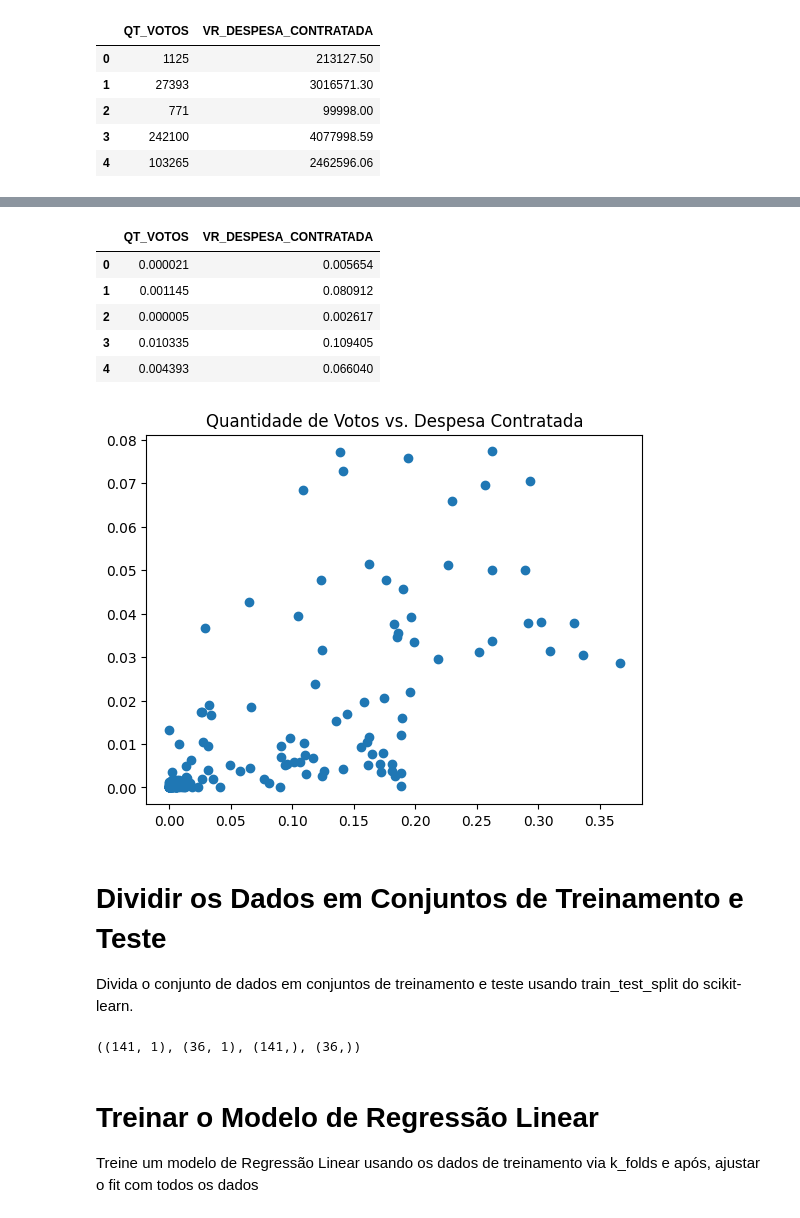
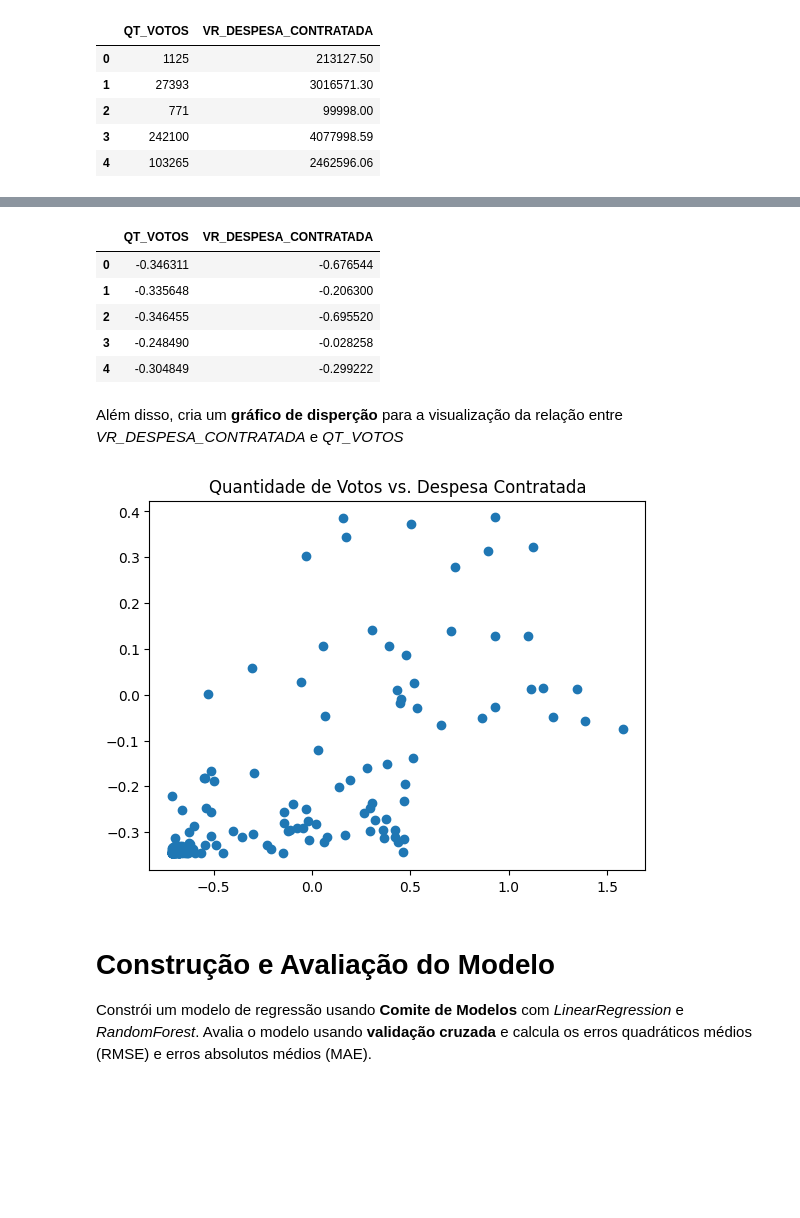
Before and after one commit to AndreiRech/Election, a Jupyter notebook: Modelo.ipynb, the cells around one changed output, grey strips where cells are left out. Cells and saved outputs as stored; diff of their text form; code cells hidden in the pictures; blank space fills up the shorter version.

```diff
--- a/Modelo.ipynb
+++ b/Modelo.ipynb
@@ -28,39 +29,33 @@ df.head()
 # %%
-scaler = MinMaxScaler()
+scaler = StandardScaler()
 df[['VR_DESPESA_CONTRATADA', 'QT_VOTOS']] = scaler.fit_transform(df[['VR_DESPESA_CONTRATADA', 'QT_VOTOS']])
 
 df.head()
 # %% [output]
 |  | QT_VOTOS | VR_DESPESA_CONTRATADA |
-| 0 | 0.000021 | 0.005654 |
-| 1 | 0.001145 | 0.080912 |
-| 2 | 0.000005 | 0.002617 |
-| 3 | 0.010335 | 0.109405 |
-| 4 | 0.004393 | 0.066040 |
+| 0 | -0.346311 | -0.676544 |
+| 1 | -0.335648 | -0.206300 |
+| 2 | -0.346455 | -0.695520 |
+| 3 | -0.248490 | -0.028258 |
+| 4 | -0.304849 | -0.299222 |
 # %%
 Q1 = df.quantile(0.25)
 Q3 = df.quantile(0.75)
 IQR = Q3 - Q1
 
 df = df[~((df < (Q1 - 1.5 * IQR)) | (df > (Q3 + 1.5 * IQR))).any(axis=1)]
+# %% [markdown]
+Além disso, cria um **gráfico de disperção** para a visualização da relação entre *VR_DESPESA_CONTRATADA* e *QT_VOTOS*
 # %%
 plt.scatter(x='VR_DESPESA_CONTRATADA', y='QT_VOTOS', data=df)
 plt.title('Quantidade de Votos vs. Despesa Contratada')
 plt.show()
 # %% [output]
-[figure, old version]
+[figure, new version]
-# %% [markdown]
-# Dividir os Dados em Conjuntos de Treinamento e Teste
-Divida o conjunto de dados em conjuntos de treinamento e teste usando train_test_split do scikit-learn.
+# %% [markdown]
+# Construção e Avaliação do Modelo
+
+Constrói um modelo de regressão usando **Comite de Modelos** com *LinearRegression* e *RandomForest*. Avalia o modelo usando **validação cruzada** e calcula os erros quadráticos médios (RMSE) e erros absolutos médios (MAE).
 # %%
 X = df.drop('QT_VOTOS', axis=1)
 y = df['QT_VOTOS']
-
-X_train, X_test, y_train, y_test = train_test_split(X, y, test_size=0.2, random_state=42)
-
-X_train.shape, X_test.shape, y_train.shape, y_test.shape
-# %% [output]
-((141, 1), (36, 1), (141,), (36,))
-# %% [markdown]
-# Treinar o Modelo de Regressão Linear
-Treine um modelo de Regressão Linear usando os dados de treinamento via k_folds e após, ajustar o fit com todos os dados
```
Also changed, not shown: parts of 16 cells of this notebook.
